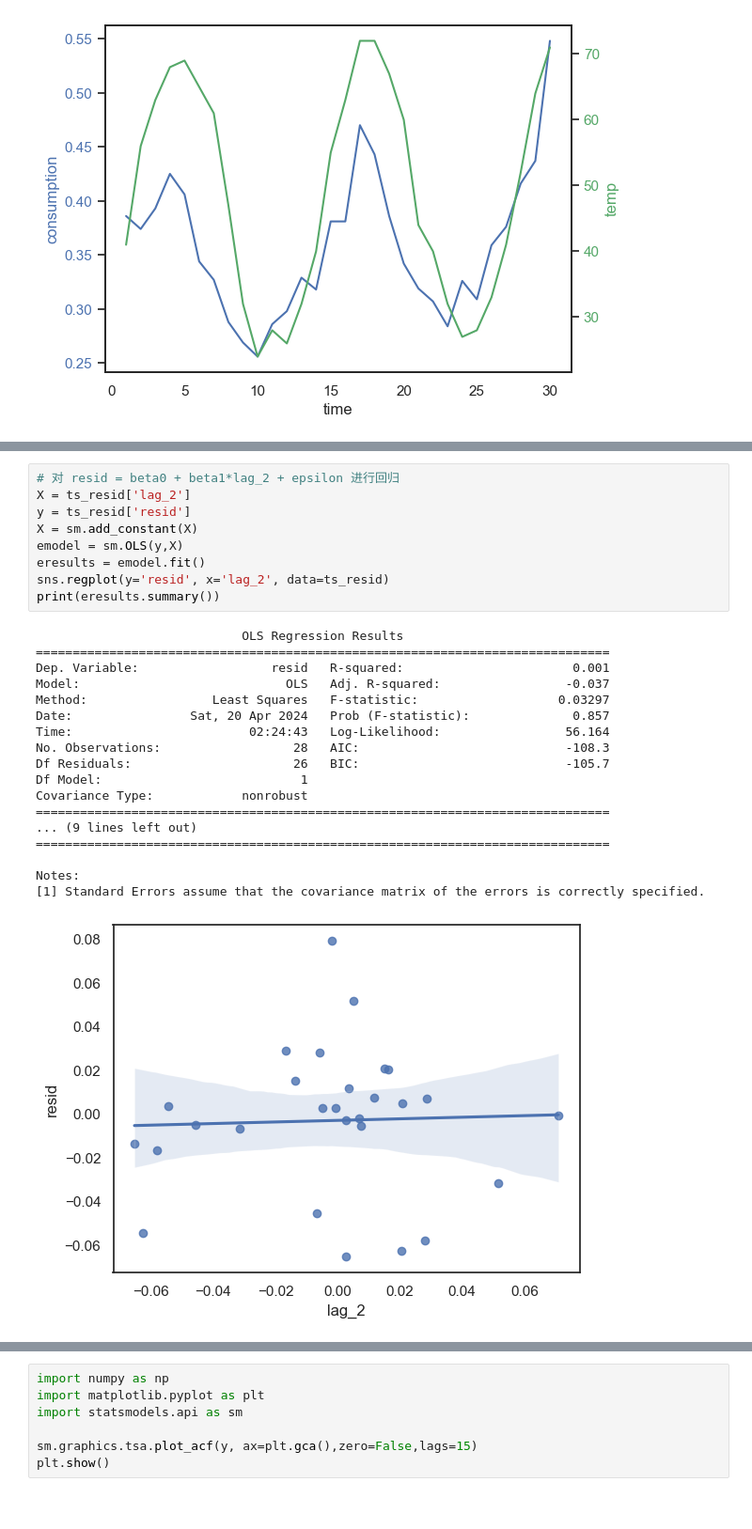
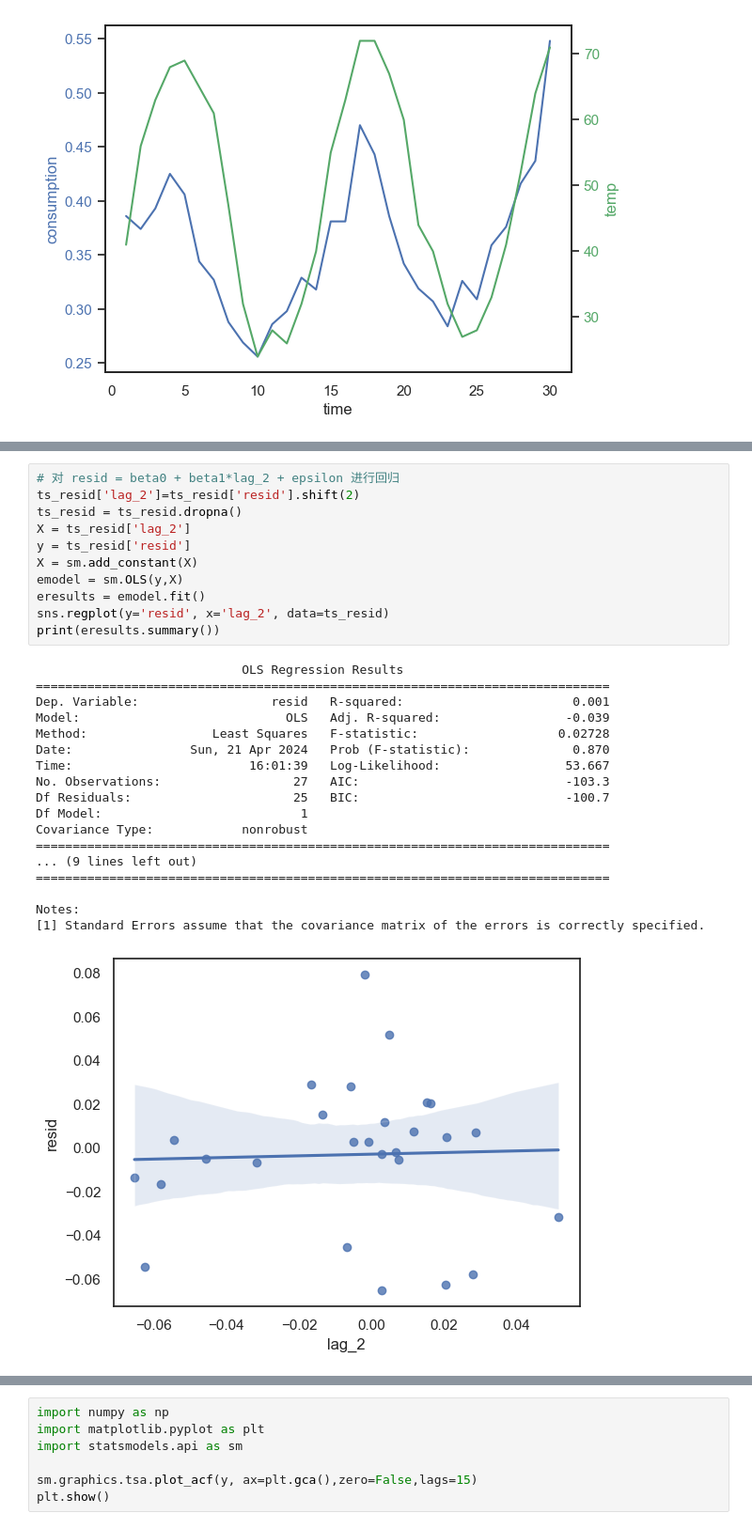
Before and after one commit to watalo/eco-stats, a Jupyter notebook: Econometrics_cq/1_Code/Chapter_08.ipynb, the cells around one changed output, grey strips where cells are left out. Shown at 94% size. Drawn from its saved outputs; the diff is of its cells as text.

```diff
--- a/Econometrics_cq/1_Code/Chapter_08.ipynb
+++ b/Econometrics_cq/1_Code/Chapter_08.ipynb
@@ -135,28 +111,30 @@ Notes:
 # %%
 # 对 resid = beta0 + beta1*lag_2 + epsilon 进行回归
+ts_resid['lag_2']=ts_resid['resid'].shift(2)
+ts_resid = ts_resid.dropna()
 X = ts_resid['lag_2']
 y = ts_resid['resid']
 X = sm.add_constant(X)
 emodel = sm.OLS(y,X)
 eresults = emodel.fit()
 sns.regplot(y='resid', x='lag_2', data=ts_resid)
 print(eresults.summary())
 # %% [output]
                             OLS Regression Results
 ==============================================================================
 Dep. Variable:                  resid   R-squared:                       0.001
-Model:                            OLS   Adj. R-squared:                 -0.037
-Method:                 Least Squares   F-statistic:                   0.03297
-Date:                Sat, 20 Apr 2024   Prob (F-statistic):              0.857
-Time:                        02:24:43   Log-Likelihood:                 56.164
-No. Observations:                  28   AIC:                            -108.3
-Df Residuals:                      26   BIC:                            -105.7
+Model:                            OLS   Adj. R-squared:                 -0.039
+Method:                 Least Squares   F-statistic:                   0.02728
+Date:                Sun, 21 Apr 2024   Prob (F-statistic):              0.870
+Time:                        16:01:39   Log-Likelihood:                 53.667
+No. Observations:                  27   AIC:                            -103.3
+Df Residuals:                      25   BIC:                            -100.7
 Df Model:                           1
 Covariance Type:            nonrobust
 ==============================================================================
 ... (9 lines left out)
 ==============================================================================
 
 Notes:
 [1] Standard Errors assume that the covariance matrix of the errors is correctly specified.
-[figure, old version]
+[figure, new version]
```
Also changed, not shown: parts of 19 cells of this notebook, 5 other files.
